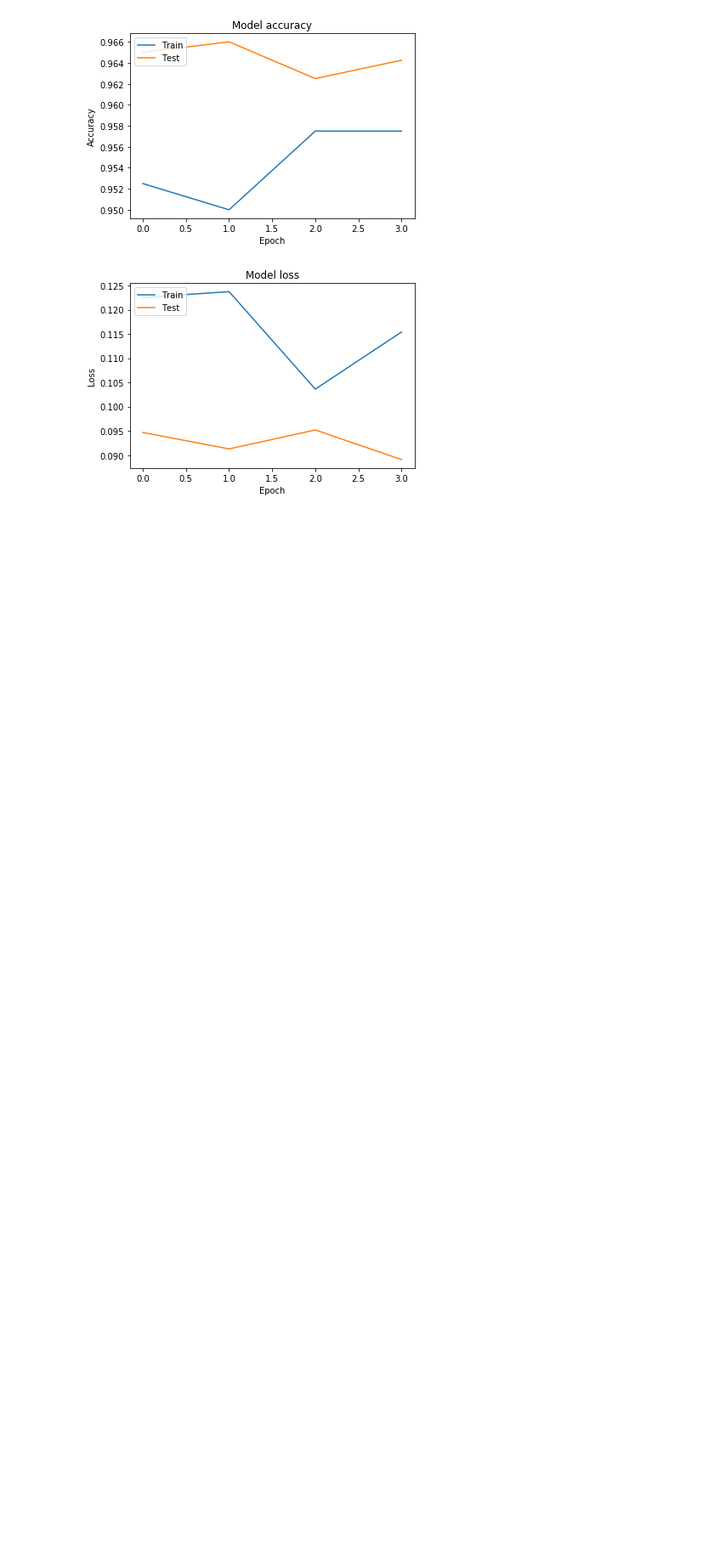
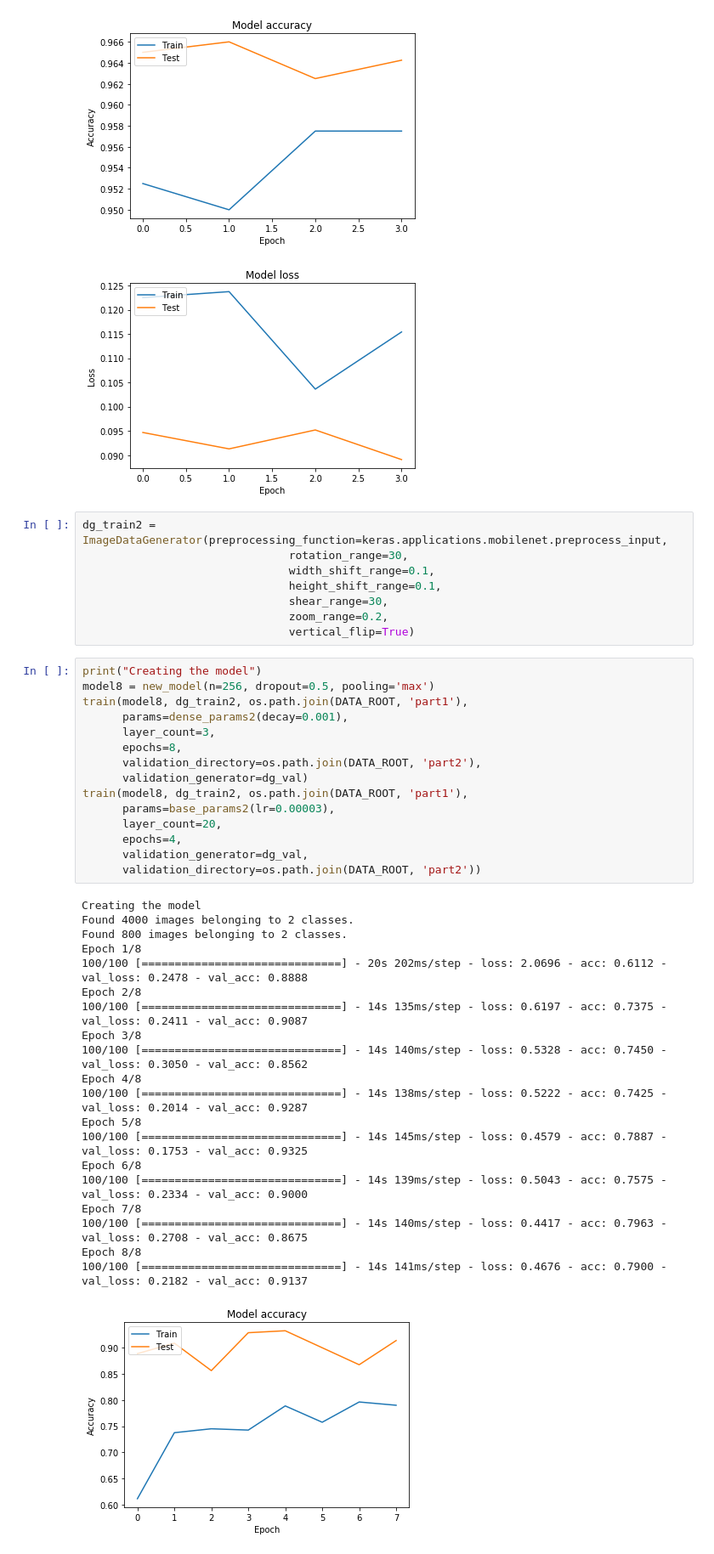
Before and after one commit to quasus/keras1, a Jupyter notebook: cats-and-dogs.ipynb, the cells around one changed output. Shown at 85% size. Drawn from its saved outputs; the diff is of its cells as text; blank space fills up the shorter version.

Commit message:
Data augmentation added

```diff
--- a/cats-and-dogs.ipynb
+++ b/cats-and-dogs.ipynb
@@ -450,3 +450,47 @@ Epoch 4/4
 100/100 [==============================] - 47s 467ms/step - loss: 0.1154 - acc: 0.9575 - val_loss: 0.0891 - val_acc: 0.9643
 [figure]
 [figure]
+# %%
+dg_train2 = ImageDataGenerator(preprocessing_function=keras.applications.mobilenet.preprocess_input,
+                               rotation_range=30,
+                               width_shift_range=0.1,
+                               height_shift_range=0.1,
+                               shear_range=30,
+                               zoom_range=0.2,
+                               vertical_flip=True)
+# %%
+print("Creating the model")
+model8 = new_model(n=256, dropout=0.5, pooling='max')
+train(model8, dg_train2, os.path.join(DATA_ROOT, 'part1'),
+      params=dense_params2(decay=0.001),
+      layer_count=3,
+      epochs=8,
+      validation_directory=os.path.join(DATA_ROOT, 'part2'),
+      validation_generator=dg_val)
+train(model8, dg_train2, os.path.join(DATA_ROOT, 'part1'),
+      params=base_params2(lr=0.00003),
+      layer_count=20,
+      epochs=4,
+      validation_generator=dg_val,
+      validation_directory=os.path.join(DATA_ROOT, 'part2'))
+# %% [output]
+Creating the model
+Found 4000 images belonging to 2 classes.
+Found 800 images belonging to 2 classes.
+Epoch 1/8
+100/100 [==============================] - 20s 202ms/step - loss: 2.0696 - acc: 0.6112 - val_loss: 0.2478 - val_acc: 0.8888
+Epoch 2/8
+100/100 [==============================] - 14s 135ms/step - loss: 0.6197 - acc: 0.7375 - val_loss: 0.2411 - val_acc: 0.9087
+Epoch 3/8
+100/100 [==============================] - 14s 140ms/step - loss: 0.5328 - acc: 0.7450 - val_loss: 0.3050 - val_acc: 0.8562
+Epoch 4/8
+100/100 [==============================] - 14s 138ms/step - loss: 0.5222 - acc: 0.7425 - val_loss: 0.2014 - val_acc: 0.9287
+Epoch 5/8
+100/100 [==============================] - 14s 145ms/step - loss: 0.4579 - acc: 0.7887 - val_loss: 0.1753 - val_acc: 0.9325
+Epoch 6/8
+100/100 [==============================] - 14s 139ms/step - loss: 0.5043 - acc: 0.7575 - val_loss: 0.2334 - val_acc: 0.9000
+Epoch 7/8
+100/100 [==============================] - 14s 140ms/step - loss: 0.4417 - acc: 0.7963 - val_loss: 0.2708 - val_acc: 0.8675
+Epoch 8/8
+100/100 [==============================] - 14s 141ms/step - loss: 0.4676 - acc: 0.7900 - val_loss: 0.2182 - val_acc: 0.9137
+[figure, added]
```
Also changed, not shown: parts of 2 cells of this notebook.
